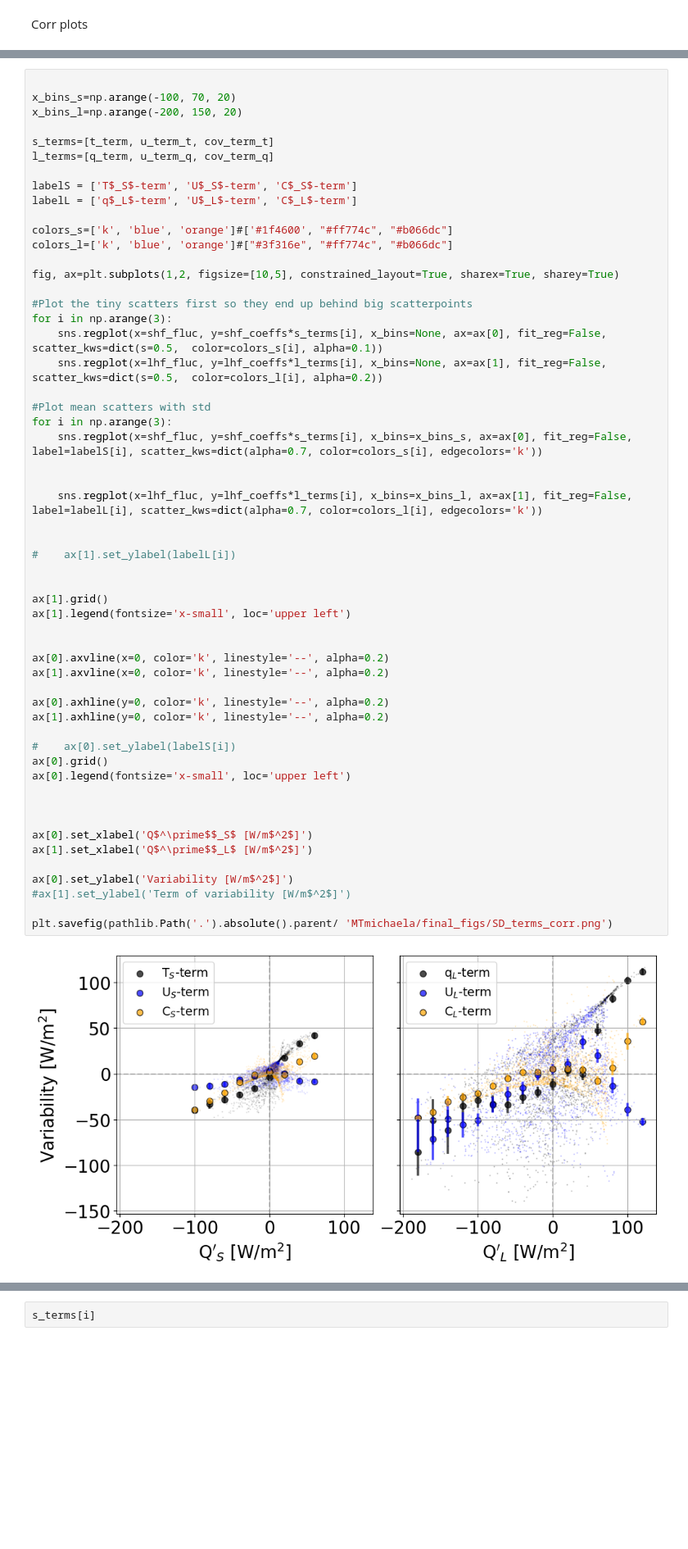
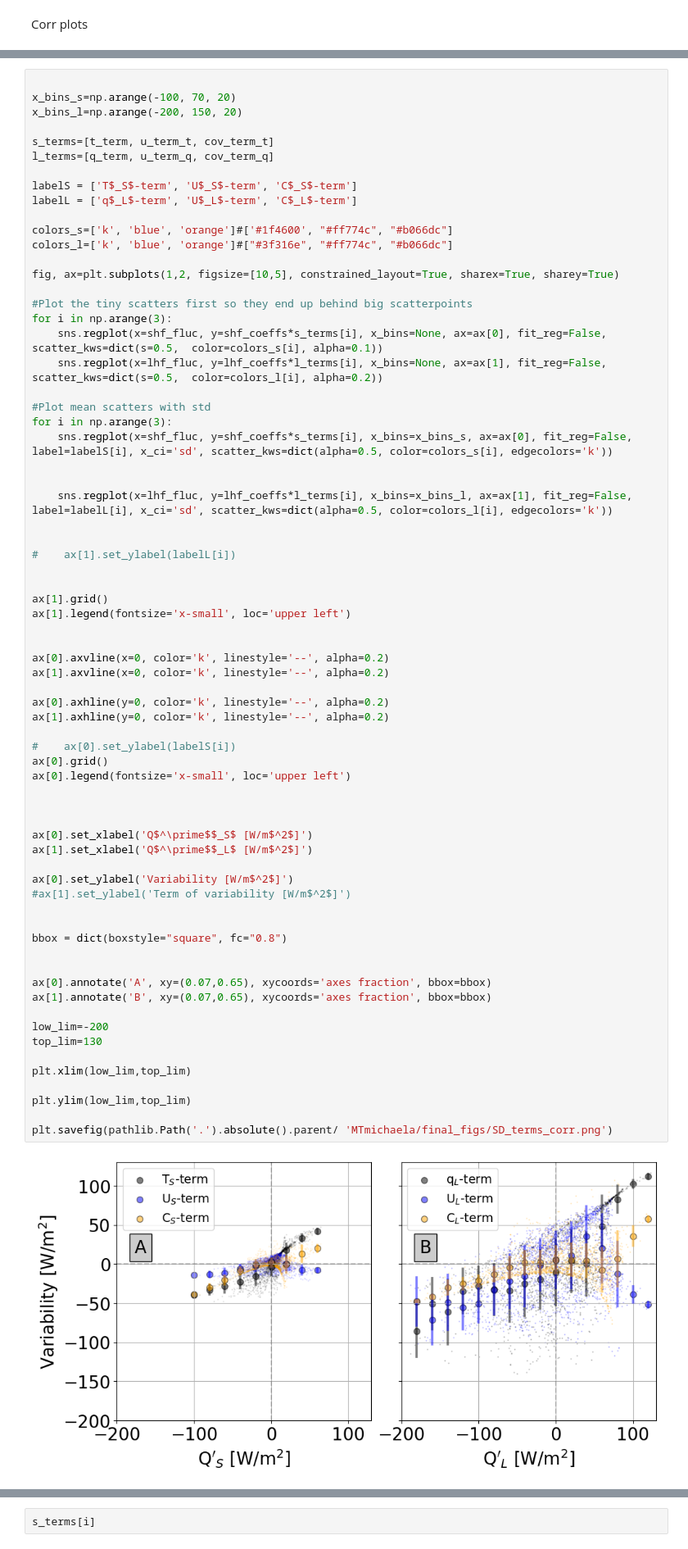
Before and after one commit to michaelaedwinson/Masterarbete2023, a Jupyter notebook: 05-SD-three-terms-invest.ipynb, the cells around one changed output, grey strips where cells are left out. Shown at 82% size. Cells and saved outputs as stored; diff of their text form; blank space fills up the shorter version.

```diff
--- a/5-SD-three-terms-invest.ipynb
+++ b/05-SD-three-terms-invest.ipynb
@@ -405,37 +401,51 @@ for i in np.arange(3):
 
 #Plot mean scatters with std
 for i in np.arange(3):
-    sns.regplot(x=shf_fluc, y=shf_coeffs*s_terms[i], x_bins=x_bins_s, ax=ax[0], fit_reg=False, label=labelS[i], scatter_kws=dict(alpha=0.7, color=colors_s[i], edgecolors='k'))
+    sns.regplot(x=shf_fluc, y=shf_coeffs*s_terms[i], x_bins=x_bins_s, ax=ax[0], fit_reg=False, label=labelS[i], x_ci='sd', scatter_kws=dict(alpha=0.5, color=colors_s[i], edgecolors='k'))
 
 
-    sns.regplot(x=lhf_fluc, y=lhf_coeffs*l_terms[i], x_bins=x_bins_l, ax=ax[1], fit_reg=False, label=labelL[i], scatter_kws=dict(alpha=0.7, color=colors_l[i], edgecolors='k'))
+    sns.regplot(x=lhf_fluc, y=lhf_coeffs*l_terms[i], x_bins=x_bins_l, ax=ax[1], fit_reg=False, label=labelL[i], x_ci='sd', scatter_kws=dict(alpha=0.5, color=colors_l[i], edgecolors='k'))
 
 
 #    ax[1].set_ylabel(labelL[i])
 
 
 ax[1].grid()
 ax[1].legend(fontsize='x-small', loc='upper left')
 
 
 ax[0].axvline(x=0, color='k', linestyle='--', alpha=0.2)
 ax[1].axvline(x=0, color='k', linestyle='--', alpha=0.2)
 
 ax[0].axhline(y=0, color='k', linestyle='--', alpha=0.2)
 ax[1].axhline(y=0, color='k', linestyle='--', alpha=0.2)
 
 #    ax[0].set_ylabel(labelS[i])
 ax[0].grid()
 ax[0].legend(fontsize='x-small', loc='upper left')
 
 
 
 ax[0].set_xlabel('Q$^\prime$$_S$ [W/m$^2$]')
 ax[1].set_xlabel('Q$^\prime$$_L$ [W/m$^2$]')
 
 ax[0].set_ylabel('Variability [W/m$^2$]')
 #ax[1].set_ylabel('Term of variability [W/m$^2$]')
 
+
+bbox = dict(boxstyle="square", fc="0.8")
+
+
+ax[0].annotate('A', xy=(0.07,0.65), xycoords='axes fraction', bbox=bbox)
+ax[1].annotate('B', xy=(0.07,0.65), xycoords='axes fraction', bbox=bbox)
+
+low_lim=-200
+top_lim=130
+
+plt.xlim(low_lim,top_lim)
+
+plt.ylim(low_lim,top_lim)
+
 plt.savefig(pathlib.Path('.').absolute().parent/ 'MTmichaela/final_figs/SD_terms_corr.png')
 # %% [output]
-[figure, old version]
+[figure, new version]
```
Also changed, not shown: parts of 5 cells of this notebook, 10 other files.
